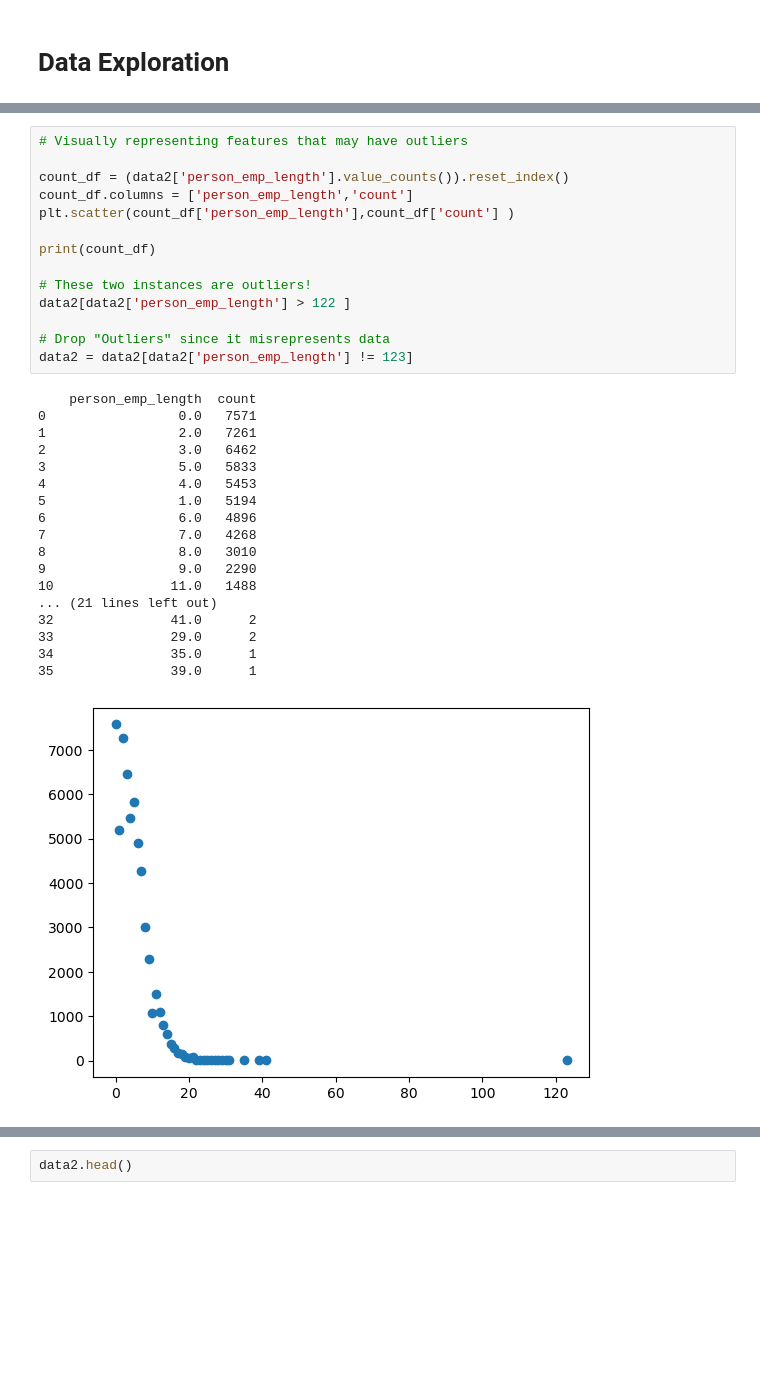
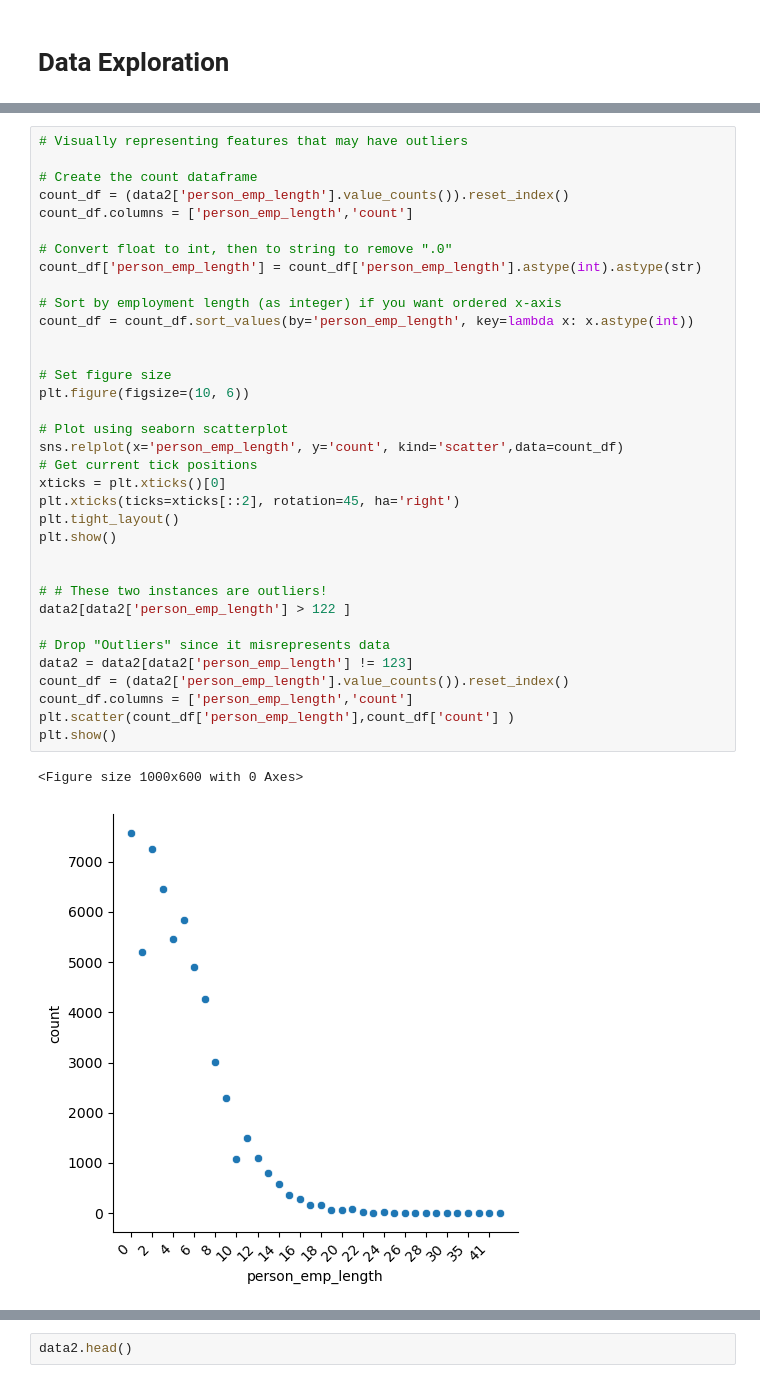
Before and after one commit to VithushanE/LoanApprovalPrediction, a Jupyter notebook: Loan Approval Prediction.ipynb, the cells around one changed output, grey strips where cells are left out. Cells and saved outputs as stored; diff of their text form; blank space fills up the shorter version.

```diff
--- a/Loan Approval Prediction.ipynb
+++ b/Loan Approval Prediction.ipynb
@@ -199,33 +209,38 @@ data2.describe()
 # %%
 # Visually representing features that may have outliers
 
+# Create the count dataframe
 count_df = (data2['person_emp_length'].value_counts()).reset_index()
 count_df.columns = ['person_emp_length','count']
-plt.scatter(count_df['person_emp_length'],count_df['count'] )
 
-print(count_df)
+# Convert float to int, then to string to remove ".0"
+count_df['person_emp_length'] = count_df['person_emp_length'].astype(int).astype(str)
 
-# These two instances are outliers!
+# Sort by employment length (as integer) if you want ordered x-axis
+count_df = count_df.sort_values(by='person_emp_length', key=lambda x: x.astype(int))
+
+
+# Set figure size
+plt.figure(figsize=(10, 6))
+
+# Plot using seaborn scatterplot
+sns.relplot(x='person_emp_length', y='count', kind='scatter',data=count_df)
+# Get current tick positions
+xticks = plt.xticks()[0]
+plt.xticks(ticks=xticks[::2], rotation=45, ha='right')
+plt.tight_layout()
+plt.show()
+
+
+# # These two instances are outliers!
 data2[data2['person_emp_length'] > 122 ]
 
 # Drop "Outliers" since it misrepresents data
 data2 = data2[data2['person_emp_length'] != 123]
+count_df = (data2['person_emp_length'].value_counts()).reset_index()
+count_df.columns = ['person_emp_length','count']
+plt.scatter(count_df['person_emp_length'],count_df['count'] )
+plt.show()
 # %% [output]
-    person_emp_length  count
-0                 0.0   7571
-1                 2.0   7261
-2                 3.0   6462
-3                 5.0   5833
-4                 4.0   5453
-5                 1.0   5194
-6                 6.0   4896
-7                 7.0   4268
-8                 8.0   3010
-9                 9.0   2290
-10               11.0   1488
-... (21 lines left out)
-32               41.0      2
-33               29.0      2
-34               35.0      1
-35               39.0      1
+<Figure size 1000x600 with 0 Axes>
-[figure, old version]
+[figure, new version]
```
Also changed, not shown: parts of 10 cells of this notebook, 1 other file.
